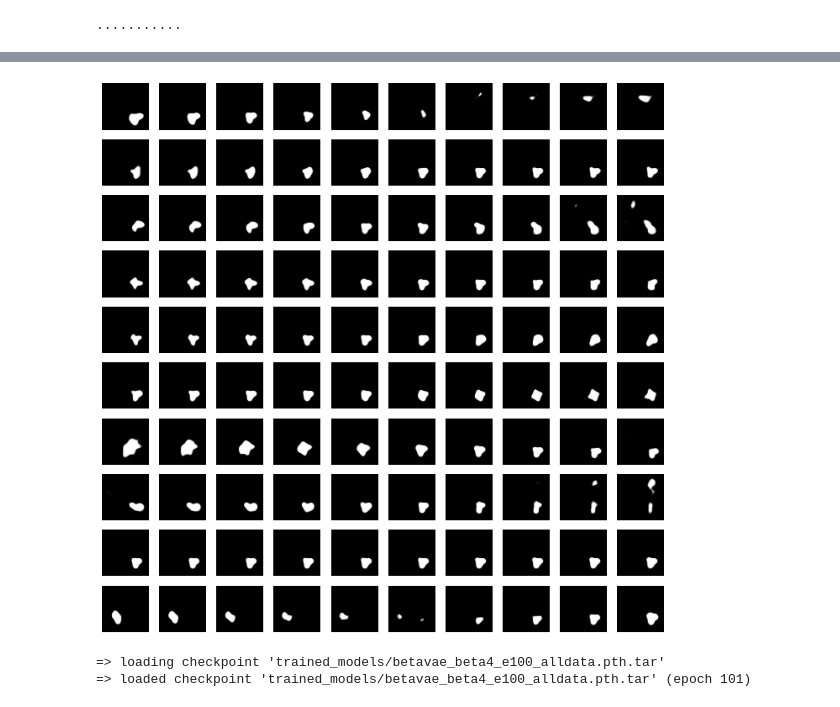
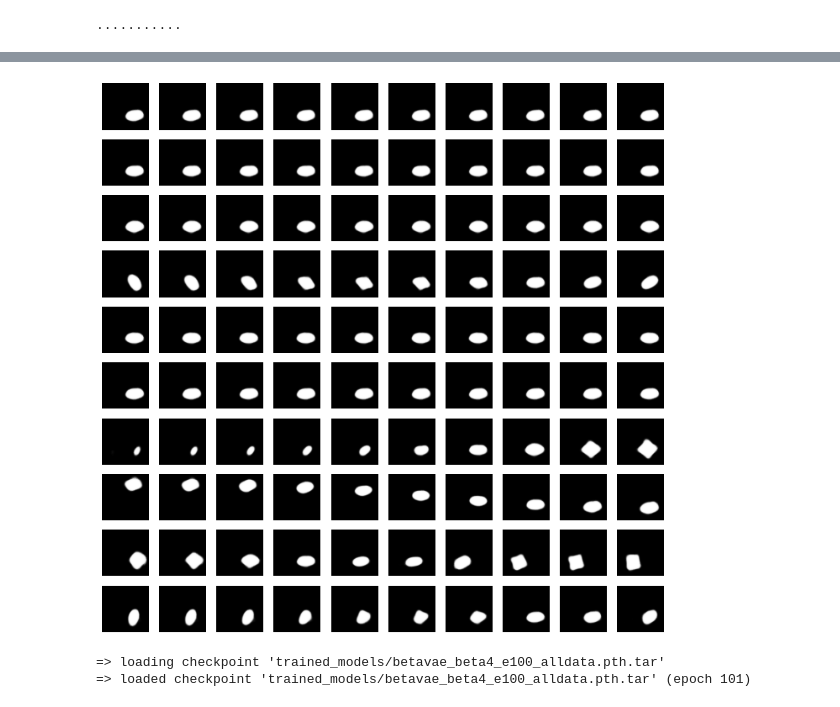
Before and after one commit to hzzhyj/atml, a Jupyter notebook: experiments/BetaVAE.ipynb, the cells around one changed output, grey strips where cells are left out. Cells and saved outputs as stored; diff of their text form; code cells hidden in the pictures.

```diff
--- a/experiments/BetaVAE.ipynb
+++ b/experiments/BetaVAE.ipynb
@@ -324,9 +198,0 @@ plt.show()
-# %%
-fig = plt.figure(figsize=[12, 12])
-for i in range(10):
-    imgs = latent_transversal(model_beta1_e100_alldata_n, original, -3, 3, 10, i)
-    for j, img in enumerate(imgs):
-        plt.subplot(10, 10, i * 10 + j + 1)
-        plt.axis('off')
-        plt.imshow(torch.sigmoid(img.detach()).view(64,64), cmap='Greys_r')
-plt.show()
@@ -417,3 +283,3 @@ tensor([0.0094, 0.0634, 0.0134, 0.0451, 0.0390, 0.0524, 0.0099, 0.0142, 0.1327,
 # %%
 index = np.random.randint(0, len(dataset))
-original = dataset[index].float().to(device)
+original = dataset[index].float()
@@ -439,11 +298,11 @@ plt.show()
 # %%
 fig = plt.figure(figsize=[12, 12])
 for i in range(10):
-    imgs = latent_transversal(model_beta1_e40_alldata, original, -3, 3, 10, i)
+    imgs = latent_transversal(model_beta4_e50, original, -3, 3, 10, i)
     for j, img in enumerate(imgs):
         plt.subplot(10, 10, i * 10 + j + 1)
         plt.axis('off')
         plt.imshow(torch.sigmoid(img.detach()).view(64,64), cmap='Greys_r')
 plt.show()
 # %% [output]
-[figure, old version]
+[figure, new version]
```
Also changed, not shown: parts of 52 cells of this notebook.
